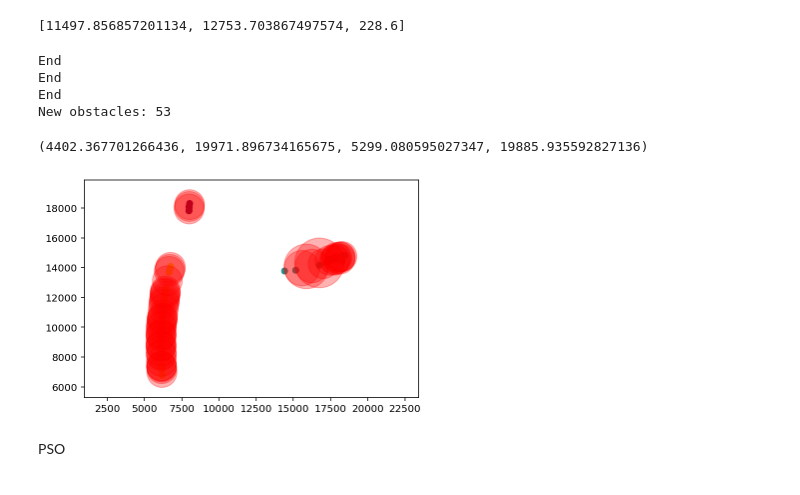
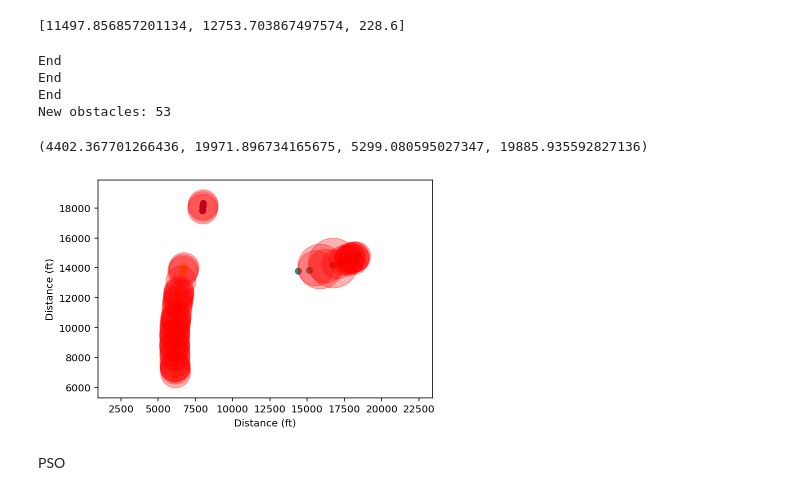
Before and after one commit to naguzmans/opportunistic-utm, a Jupyter notebook: pso_model_real_data.ipynb, the cells around one changed output. Cells and saved outputs as stored; diff of their text form; code cells hidden in the pictures.

```diff
--- a/pso_model_real_data.ipynb
+++ b/pso_model_real_data.ipynb
@@ -450,8 +452,7 @@ for i in range(0, len(obstacles)):
     xarr.append(obstacles[i].x)
     yarr.append(obstacles[i].y)
 # %%
-# plt.scatter(xarr, yarr)
-# dbscan clustering
+# DBSCAN clustering
 from numpy import unique
 from numpy import where
 from sklearn.datasets import make_classification
@@ -460,6 +461,8 @@ import matplotlib.pyplot as plt
 from sklearn.preprocessing import StandardScaler
 
 fig, ax = plt.subplots()
+ax.set_xlabel('Distance (ft)')
+ax.set_ylabel('Distance (ft)')
 
 XX = np.array(list(zip(xarr, yarr)))
 X = StandardScaler().fit_transform(XX)
@@ -473,34 +476,34 @@ for i in range(0, len(np.unique(y_pred))):
   group = XX[XX[:,2]==np.unique(y_pred)[i]]
 
   for j in range(0, len(group)):
     try:
       cx = (group[j,0] + group[j+1,0])/2
       cy = (group[j,1] + group[j+1,1])/2
       r = np.sqrt((group[j,0]-group[j+1,0])**2 + (group[j,1]-group[j+1,1])**2)/2
 
       if r < 1000:
         r = 1000
 
       if len(group) > 2:
         new_obstacles.append(Obstacle(cx, cy, 500, r))
         circle = plt.Circle((cx,cy), r, color='r', alpha=.3)
       else:
         new_obstacles.append(Obstacle(cx, cy, 500, 1000))
         circle = plt.Circle((cx,cy), 1000, color='r',alpha=.3)
 
       ax.add_patch(circle)
     except:
       print('End')
 
 print(f'New obstacles: {len(new_obstacles)}')
 plt.axis('equal')
 # %% [output]
 End
 End
 End
 New obstacles: 53
 (4402.367701266436, 19971.896734165675, 5299.080595027347, 19885.935592827136)
-[figure, old version]
+[figure, new version]
 # %% [markdown]
 PSO
 # %%
```
Also changed, not shown: parts of 3 cells of this notebook.
